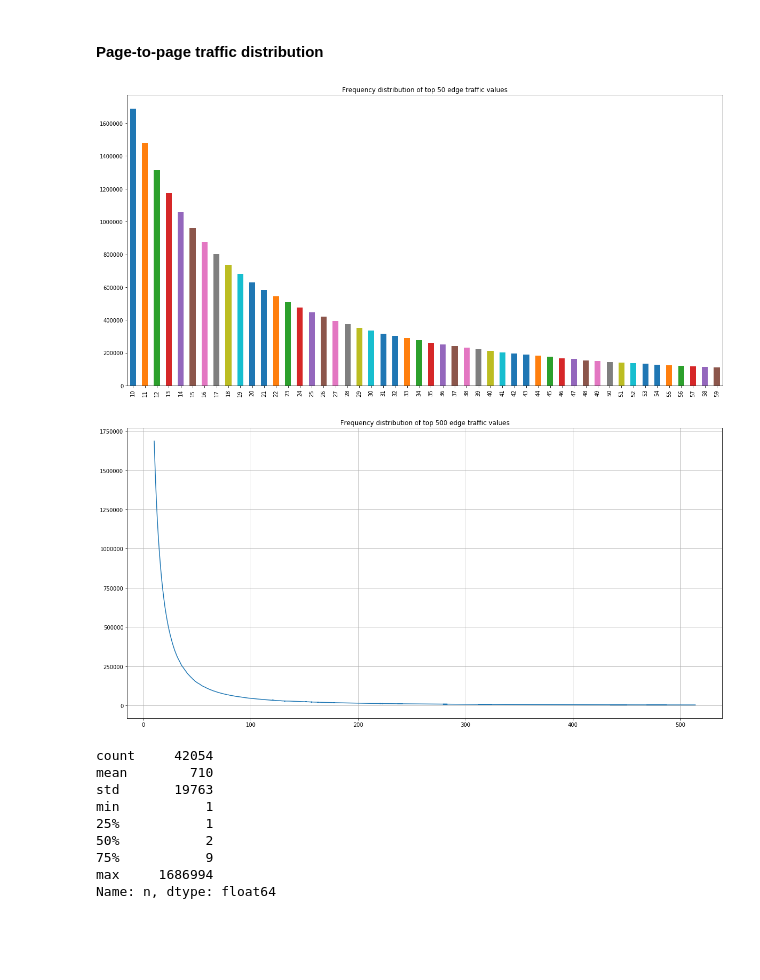
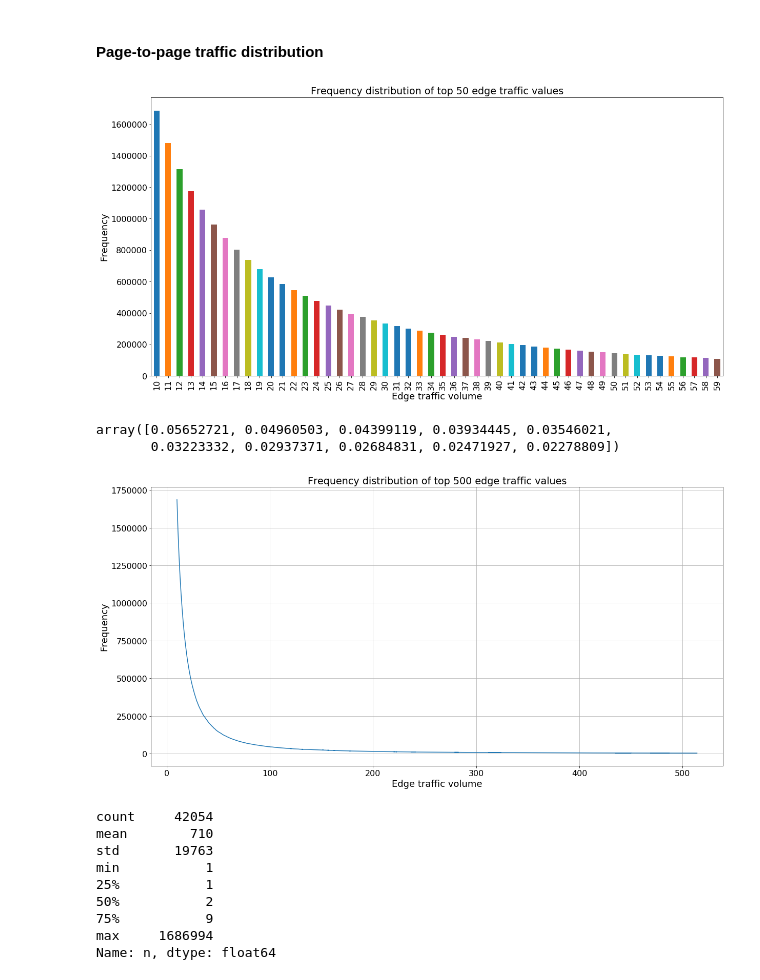
Before and after one commit to 33eyes/wiki-clickstream-graph, a Jupyter notebook: checking_a_sample_raw_dataset.ipynb, the cells around one changed output. Drawn from its saved outputs; the diff is of its cells as text; code cells hidden in the pictures; blank space fills up the shorter version.

```diff
--- a/checking_a_sample_raw_dataset.ipynb
+++ b/checking_a_sample_raw_dataset.ipynb
@@ -20,3 +20,7 @@ import plotly.figure_factory as ff
+# %%
+# Customize matplotlib default settings
+matplotlib.rcParams.update({'font.size': 16})
+plt.rcParams["figure.figsize"] = (20,10)
 # %%
 # set up Pandas options
 pd.set_option('display.max_columns', 10)
@@ -193,4 +195,6 @@ plt.rcParams["figure.figsize"] = (20,10)
 # %%
-edge_traffic_frequencies.head(50).plot.bar(title="Frequency distribution of top 50 edge traffic values");
+bar_chart = edge_traffic_frequencies.head(50).plot.bar(title="Frequency distribution of top 50 edge traffic values")
+bar_chart.set_xlabel('Edge traffic volume', fontsize = 18)
+bar_chart.set_ylabel('Frequency', fontsize = 18);
 # %% [output]
-[figure, old version]
+[figure, new version]
@@ -196,0 +203,5 @@ edge_traffic_frequencies.head(50).plot.bar(title="Frequency distribution of top
+# %%
+edge_traffic_rel_frequencies.values[:10]
+# %% [output]
+array([0.05652721, 0.04960503, 0.04399119, 0.03934445, 0.03546021,
+       0.03223332, 0.02937371, 0.02684831, 0.02471927, 0.02278809])
@@ -197,8 +212,11 @@ edge_traffic_frequencies.head(50).plot.bar(title="Frequency distribution of top
 # %%
-edge_traffic_frequencies.head(500).plot \
-    .line(title="Frequency distribution of top 500 edge traffic values", grid=True);
+line_chart = edge_traffic_frequencies.head(500) \
+    .plot.line(title="Frequency distribution of top 500 edge traffic values", grid=True)
+
+line_chart.set_xlabel('Edge traffic volume', fontsize = 18)
+line_chart.set_ylabel('Frequency', fontsize = 18);
 # %% [output]
-[figure, old version]
+[figure, new version]
 # %%
 edge_traffic_frequencies.describe()
 # %% [output]
```
Also changed, not shown: parts of 15 cells of this notebook.
